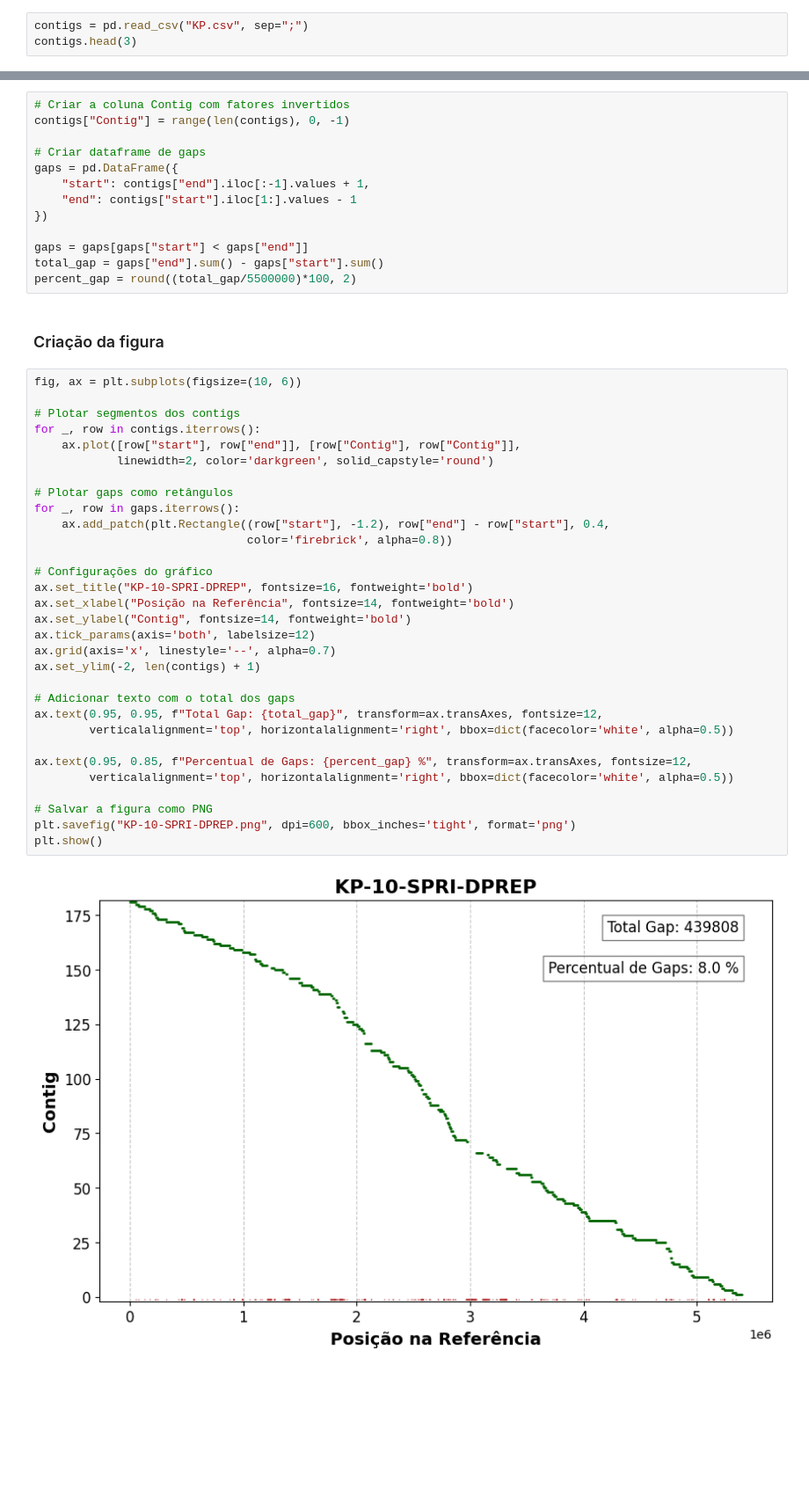
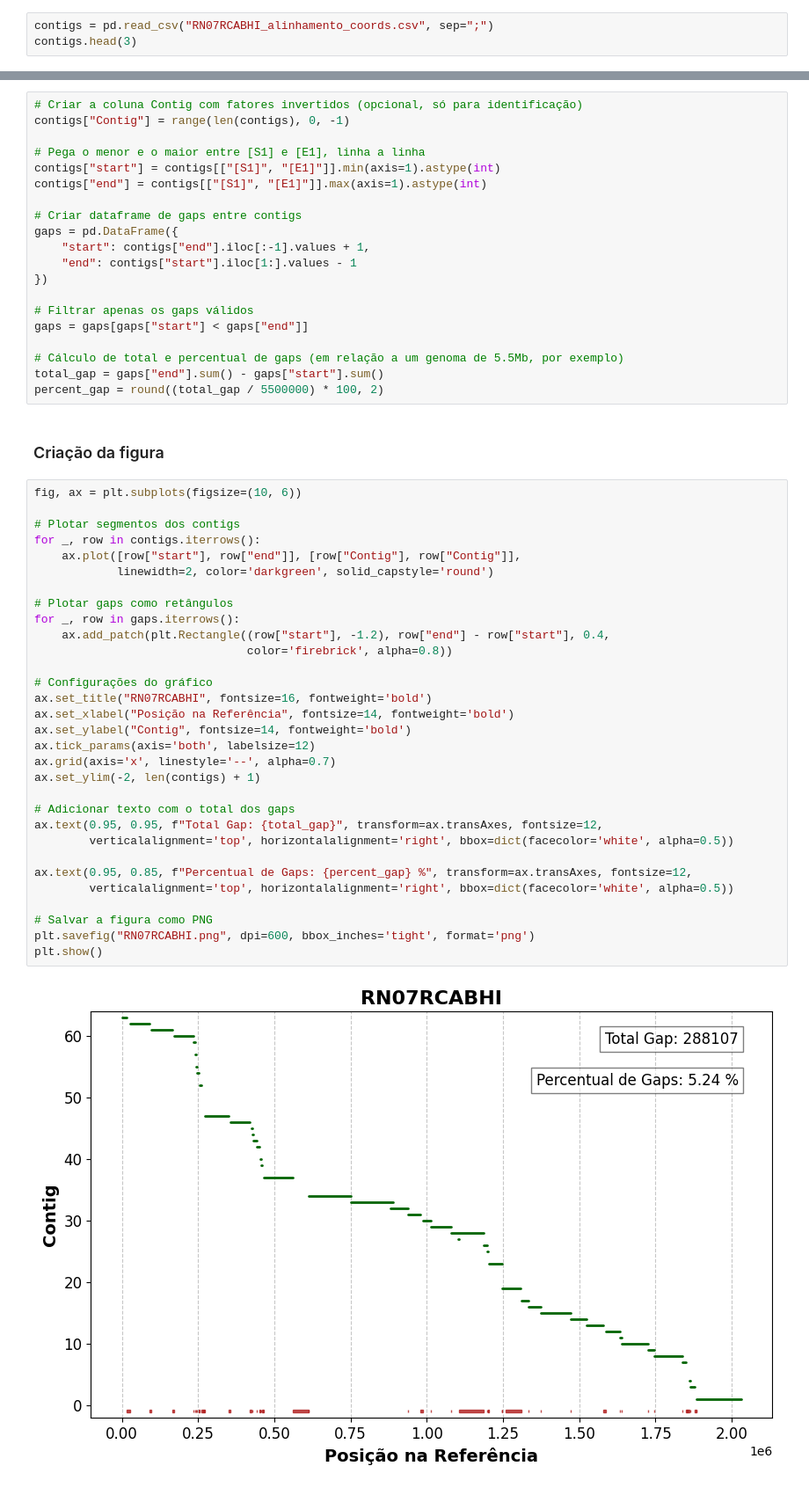
Before and after one commit to ACMElab-Fioce/montagem_isolados_bacterianos, a Jupyter notebook: grafico_mummer.ipynb, the cells around one changed output, grey strips where cells are left out. Shown: that part at 88% size. Cells and saved outputs as stored; diff of their text form; blank space fills up the shorter version.

```diff
--- a/grafico_mummer.ipynb
+++ b/grafico_mummer.ipynb
@@ -5,6 +5,6 @@ import seaborn as sns
 # %% [markdown]
 ### Arquivo de contigs gerado pelo Mummer
 # %%
-contigs = pd.read_csv("KP.csv", sep=";")
+contigs = pd.read_csv("RN07RCABHI_alinhamento_coords.csv", sep=";")
 contigs.head(3)
 # %% [output]
@@ -15,50 +15,57 @@ contigs.head(3)
 # %% [markdown]
 ### Tratamento do arquivo
 # %%
-# Criar a coluna Contig com fatores invertidos
+# Criar a coluna Contig com fatores invertidos (opcional, só para identificação)
 contigs["Contig"] = range(len(contigs), 0, -1)
 
-# Criar dataframe de gaps
+# Pega o menor e o maior entre [S1] e [E1], linha a linha
+contigs["start"] = contigs[["[S1]", "[E1]"]].min(axis=1).astype(int)
+contigs["end"] = contigs[["[S1]", "[E1]"]].max(axis=1).astype(int)
+
+# Criar dataframe de gaps entre contigs
 gaps = pd.DataFrame({
     "start": contigs["end"].iloc[:-1].values + 1,
     "end": contigs["start"].iloc[1:].values - 1
 })
 
+# Filtrar apenas os gaps válidos
 gaps = gaps[gaps["start"] < gaps["end"]]
+
+# Cálculo de total e percentual de gaps (em relação a um genoma de 5.5Mb, por exemplo)
 total_gap = gaps["end"].sum() - gaps["start"].sum()
-percent_gap = round((total_gap/5500000)*100, 2)
+percent_gap = round((total_gap / 5500000) * 100, 2)
 # %% [markdown]
 ### Criação da figura
 # %%
 fig, ax = plt.subplots(figsize=(10, 6))
 
 # Plotar segmentos dos contigs
 for _, row in contigs.iterrows():
     ax.plot([row["start"], row["end"]], [row["Contig"], row["Contig"]],
             linewidth=2, color='darkgreen', solid_capstyle='round')
 
 # Plotar gaps como retângulos
 for _, row in gaps.iterrows():
     ax.add_patch(plt.Rectangle((row["start"], -1.2), row["end"] - row["start"], 0.4,
                                color='firebrick', alpha=0.8))
 
 # Configurações do gráfico
-ax.set_title("KP-10-SPRI-DPREP", fontsize=16, fontweight='bold')
+ax.set_title("RN07RCABHI", fontsize=16, fontweight='bold')
 ax.set_xlabel("Posição na Referência", fontsize=14, fontweight='bold')
 ax.set_ylabel("Contig", fontsize=14, fontweight='bold')
 ax.tick_params(axis='both', labelsize=12)
 ax.grid(axis='x', linestyle='--', alpha=0.7)
 ax.set_ylim(-2, len(contigs) + 1)
 
 # Adicionar texto com o total dos gaps
 ax.text(0.95, 0.95, f"Total Gap: {total_gap}", transform=ax.transAxes, fontsize=12,
         verticalalignment='top', horizontalalignment='right', bbox=dict(facecolor='white', alpha=0.5))
 
 ax.text(0.95, 0.85, f"Percentual de Gaps: {percent_gap} %", transform=ax.transAxes, fontsize=12,
         verticalalignment='top', horizontalalignment='right', bbox=dict(facecolor='white', alpha=0.5))
 
 # Salvar a figura como PNG
-plt.savefig("KP-10-SPRI-DPREP.png", dpi=600, bbox_inches='tight', format='png')
+plt.savefig("RN07RCABHI.png", dpi=600, bbox_inches='tight', format='png')
 plt.show()
 # %% [output]
-[figure, old version]
+[figure, new version]
```
Also changed, not shown: parts of 1 cell of this notebook.
